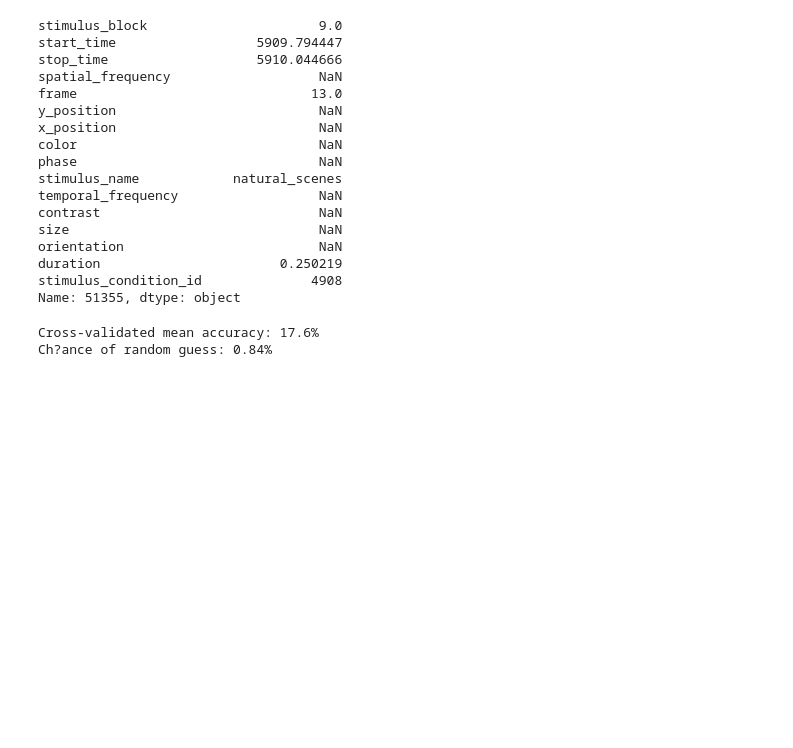
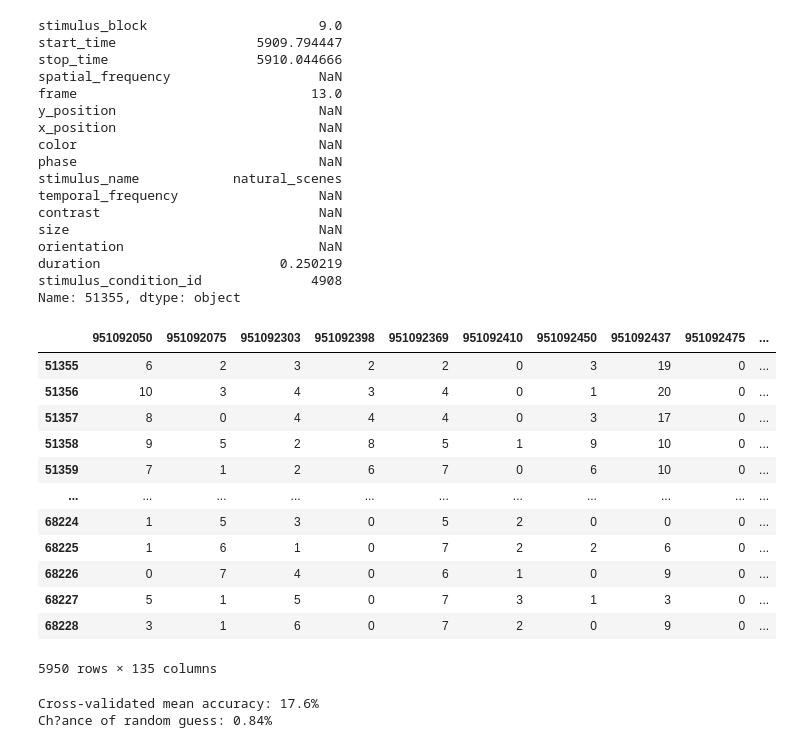
Before and after one commit to daniyarzt/neuromodelling, a Jupyter notebook: notebooks/classification_with_time_delay.ipynb, the cells around one changed output. Cells and saved outputs as stored; diff of their text form; code cells hidden in the pictures; blank space fills up the shorter version.

```diff
--- a/notebooks/classification_with_time_delay.ipynb
+++ b/notebooks/classification_with_time_delay.ipynb
@@ -162,3 +180,19 @@ spike_vectors = get_spike_vectors(oursession, 0.25, natural_scenes, "VISam")
+# %%
+spike_vectors
+# %% [output]
+|  | 951092050 | 951092075 | 951092303 | 951092398 | 951092369 | 951092410 | 951092450 | 951092437 | 951092475 | ... |
+| 51355 | 6 | 2 | 3 | 2 | 2 | 0 | 3 | 19 | 0 | ... |
+| 51356 | 10 | 3 | 4 | 3 | 4 | 0 | 1 | 20 | 0 | ... |
+| 51357 | 8 | 0 | 4 | 4 | 4 | 0 | 3 | 17 | 0 | ... |
+| 51358 | 9 | 5 | 2 | 8 | 5 | 1 | 9 | 10 | 0 | ... |
+| 51359 | 7 | 1 | 2 | 6 | 7 | 0 | 6 | 10 | 0 | ... |
+| ... | ... | ... | ... | ... | ... | ... | ... | ... | ... | ... |
+| 68224 | 1 | 5 | 3 | 0 | 5 | 2 | 0 | 0 | 0 | ... |
+| 68225 | 1 | 6 | 1 | 0 | 7 | 2 | 2 | 6 | 0 | ... |
+| 68226 | 0 | 7 | 4 | 0 | 6 | 1 | 0 | 9 | 0 | ... |
+| 68227 | 5 | 1 | 5 | 0 | 7 | 3 | 1 | 3 | 0 | ... |
+| 68228 | 3 | 1 | 6 | 0 | 7 | 2 | 0 | 9 | 0 | ... |
+5950 rows × 135 columns
 # %%
 from sklearn import svm
 from sklearn.model_selection import KFold
```
Also changed, not shown: parts of 7 cells of this notebook.
